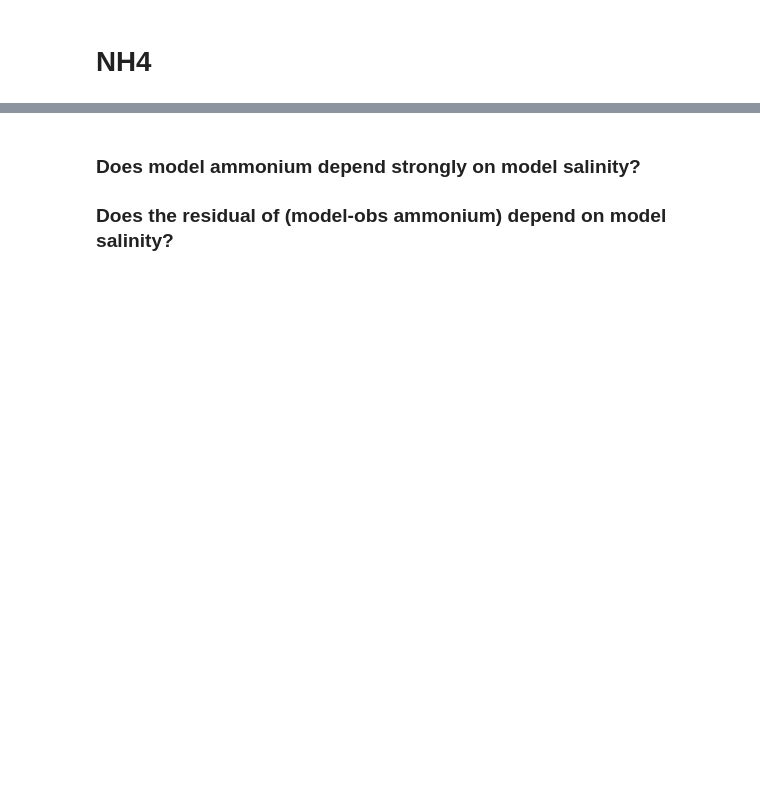
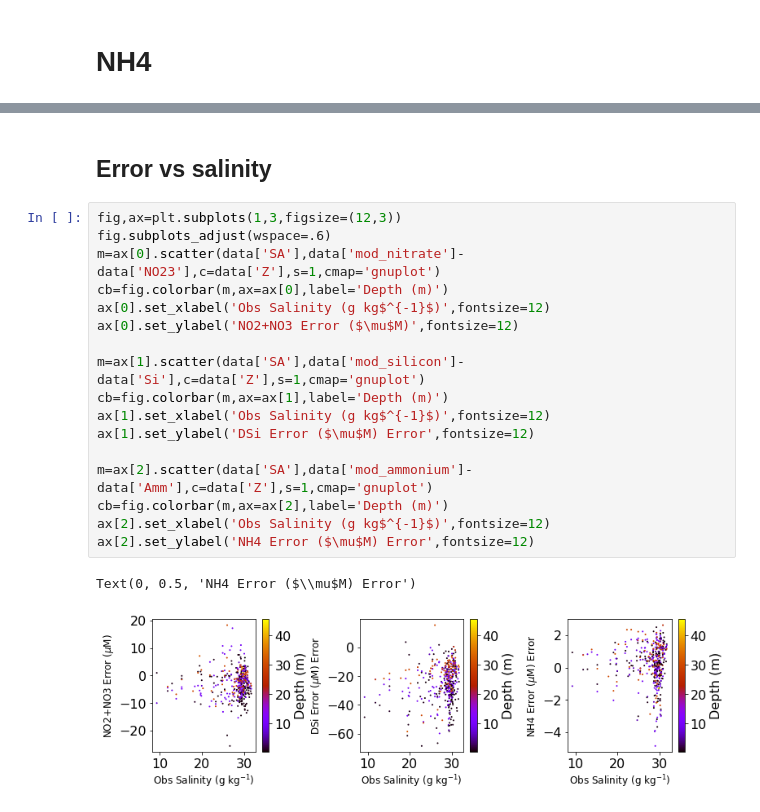
Before and after one commit to SalishSeaCast/analysis-elise-2, a Jupyter notebook: notebooks/bioTuning/HC1905-varvar/Puget_WADE_Example_2009.ipynb, the cells around one changed output, grey strips where cells are left out. Cells and saved outputs as stored; diff of their text form; blank space fills up the shorter version.

```diff
--- a/notebooks/bioTuning/HC1905-varvar/Puget_WADE_Example_2009.ipynb
+++ b/notebooks/bioTuning/HC1905-varvar/Puget_WADE_Example_2009.ipynb
@@ -349,3 +568,22 @@ ax.yaxis.set_visible(False)
-# %% [markdown]
-### Does model ammonium depend strongly on model salinity?
-### Does the residual of (model-obs ammonium) depend on model salinity?
+# %% [markdown]
+## Error vs salinity
+# %%
+fig,ax=plt.subplots(1,3,figsize=(12,3))
+fig.subplots_adjust(wspace=.6)
+m=ax[0].scatter(data['SA'],data['mod_nitrate']-data['NO23'],c=data['Z'],s=1,cmap='gnuplot')
+cb=fig.colorbar(m,ax=ax[0],label='Depth (m)')
+ax[0].set_xlabel('Obs Salinity (g kg$^{-1}$)',fontsize=12)
+ax[0].set_ylabel('NO2+NO3 Error ($\mu$M)',fontsize=12)
+
+m=ax[1].scatter(data['SA'],data['mod_silicon']-data['Si'],c=data['Z'],s=1,cmap='gnuplot')
+cb=fig.colorbar(m,ax=ax[1],label='Depth (m)')
+ax[1].set_xlabel('Obs Salinity (g kg$^{-1}$)',fontsize=12)
+ax[1].set_ylabel('DSi Error ($\mu$M) Error',fontsize=12)
+
+m=ax[2].scatter(data['SA'],data['mod_ammonium']-data['Amm'],c=data['Z'],s=1,cmap='gnuplot')
+cb=fig.colorbar(m,ax=ax[2],label='Depth (m)')
+ax[2].set_xlabel('Obs Salinity (g kg$^{-1}$)',fontsize=12)
+ax[2].set_ylabel('NH4 Error ($\mu$M) Error',fontsize=12)
+# %% [output]
+Text(0, 0.5, 'NH4 Error ($\\mu$M) Error')
+[figure, added]
```
Also changed, not shown: parts of 40 cells of this notebook, 2 other files.
